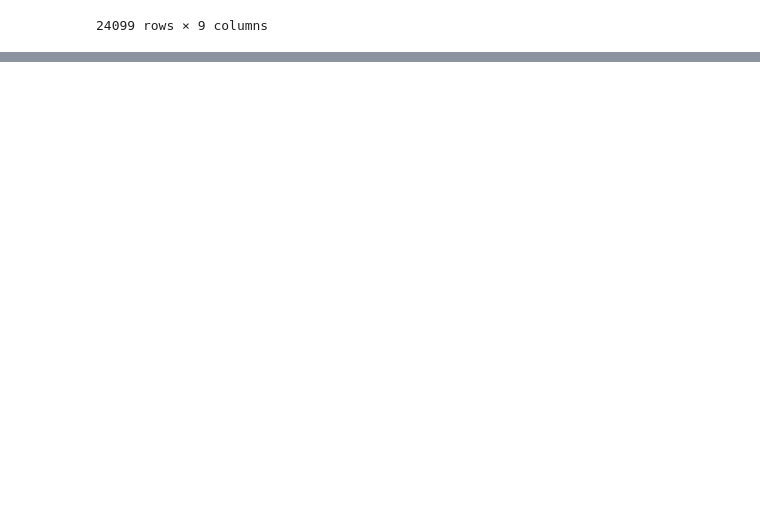
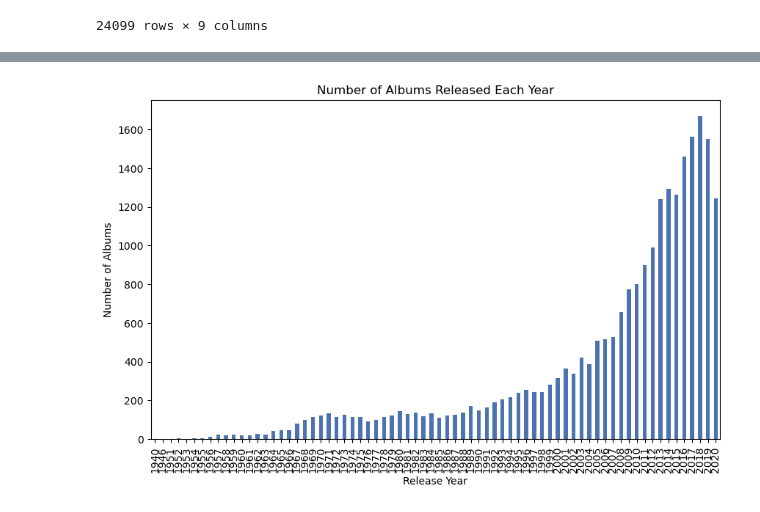
Before and after one commit to Klus3kk/datascience, a Jupyter notebook: Music-Listening/main.ipynb, the cells around one changed output, grey strips where cells are left out. Saved outputs shown, nothing was run; the diff lists cells and outputs as text; code cells hidden in the pictures; blank space fills up the shorter version.

Commit message:
Music Albums

```diff
--- a/Music-Listening/main.ipynb
+++ b/Music-Listening/main.ipynb
@@ -179,0 +212,3 @@ data
+# %%
+albums_per_year = data['Release Year'].value_counts().sort_index()
+albums_per_year
@@ -179,0 +229,9 @@ data
+# %%
+plt.figure(figsize=(10,6))
+albums_per_year.plot(kind='bar')
+plt.title("Number of Albums Released Each Year")
+plt.xlabel("Release Year")
+plt.ylabel("Number of Albums")
+plt.show()
+# %% [output]
+[figure, added]
```
Also changed, not shown: parts of 3 cells of this notebook.
